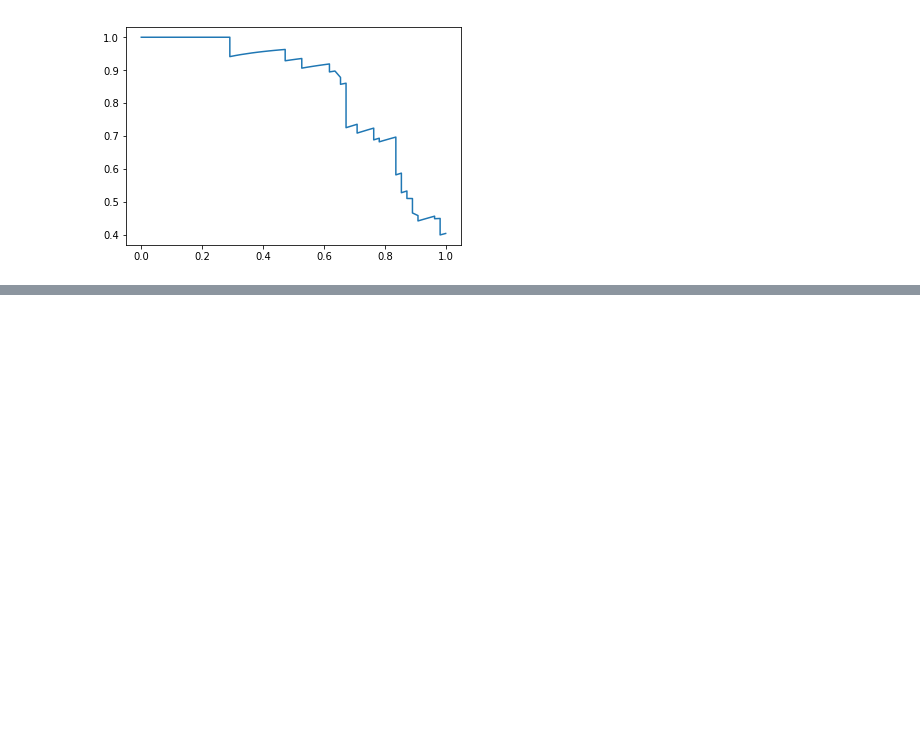
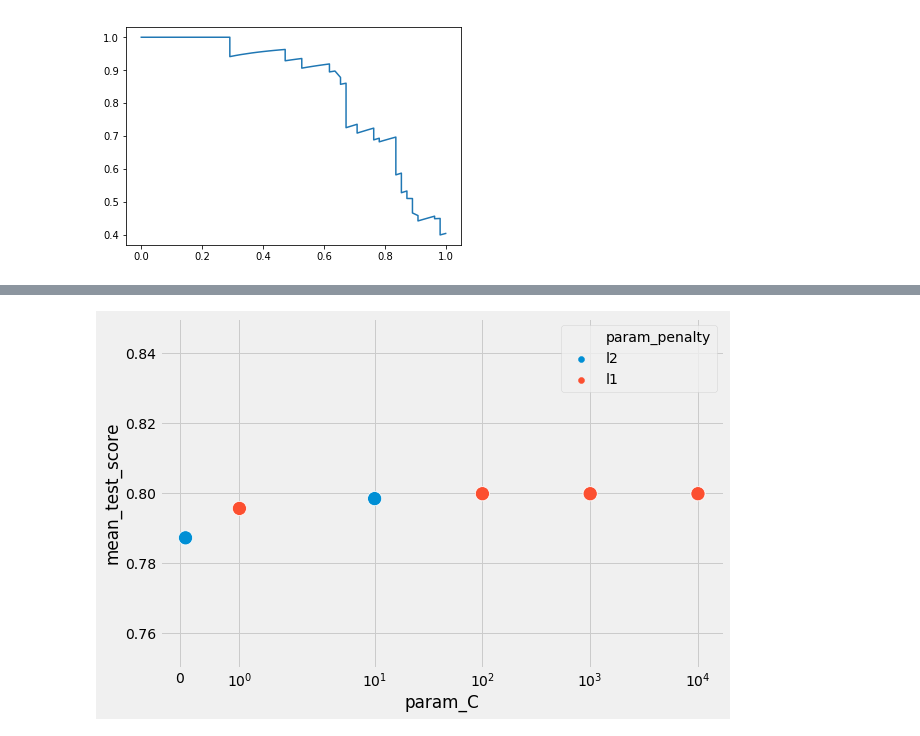
Before and after one commit to mehtapkaramanli/siniflandirma_3_bolum, a Jupyter notebook: Sınıflandırma titanıc odev.ipynb, the cells around one changed output, grey strips where cells are left out. Cells and saved outputs as stored; diff of their text form; code cells hidden in the pictures; blank space fills up the shorter version.

```diff
--- a/Sınıflandırma titanıc odev.ipynb
+++ b/Sınıflandırma titanıc odev.ipynb
@@ -419,0 +587,6 @@ AUC Değeri :  0.8522727272727273
+# %%
+logreg = LogisticRegression()
+print(logreg.get_params())
+parametreler = {"C": [10 ** x for x in range (-5, 5, 1)],
+                "penalty": ['l1', 'l2']
+                }
@@ -419,0 +598,7 @@ AUC Değeri :  0.8522727272727273
+# %%
+from sklearn.model_selection import GridSearchCV
+grid_cv = GridSearchCV(estimator=logreg,
+                       param_grid = parametreler,
+                       cv = 10
+                      )
+grid_cv.fit(X, y)
@@ -419,0 +627,4 @@ AUC Değeri :  0.8522727272727273
+# %%
+sonuçlar = grid_cv.cv_results_
+df = pd.DataFrame(sonuçlar)
+df.head()
@@ -419,0 +638,4 @@ AUC Değeri :  0.8522727272727273
+# %%
+df = df[['param_penalty','param_C', 'mean_test_score']]
+df = df.sort_values(by='mean_test_score', ascending = False)
+df
@@ -419,0 +687,10 @@ AUC Değeri :  0.8522727272727273
+# %%
+import seaborn as sns
+plt.style.use('fivethirtyeight')
+plt.figure(figsize=(9,6))
+sns.scatterplot(x = 'param_C', y = 'mean_test_score', hue = 'param_penalty', data = df[0:10], s=200)
+plt.xscale('symlog')
+plt.ylim((0.75,0.85))
+plt.show()
+# %% [output]
+[figure, added]
```
Also changed, not shown: parts of 31 cells of this notebook.
